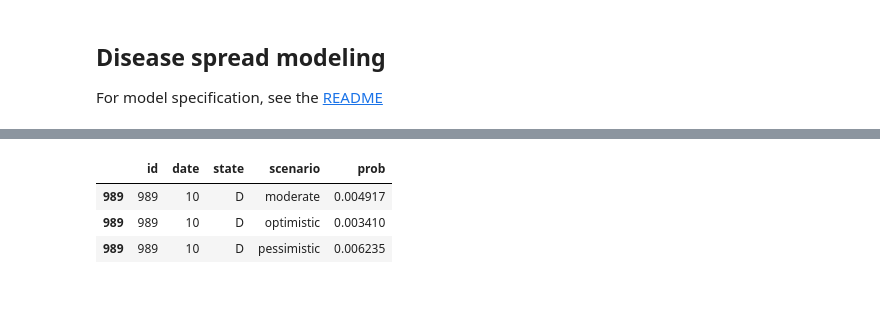
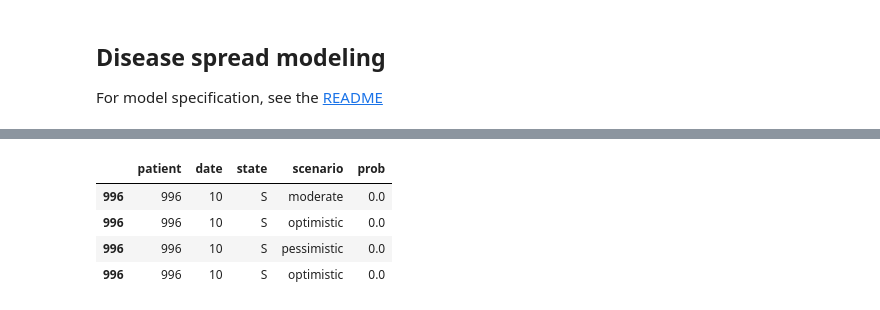
Before and after one commit to milchada/COVID-Argentina, a Jupyter notebook: notebooks/simulation/hmm-sim_argentina.ipynb, the cells around one changed output, grey strips where cells are left out. Cells and saved outputs as stored; diff of their text form; code cells hidden in the pictures.

```diff
--- a/notebooks/simulation/hmm-sim_argentina.ipynb
+++ b/notebooks/simulation/hmm-sim_argentina.ipynb
@@ -195,7 +207,7 @@ array([[1., 0., 0., ..., 0., 0., 0.],
 # %%
 # evaluate contacts each day and update the model
 curr_date = 70
-save_states = np.arange(10)
+save_states = np.arange(15)
 saved_states = {}
 for date in sim["dates"]["date"]:
     state = model.model.next_state(sim, state, date, distance_cutoff=0.006)
@@ -210,14 +222,14 @@ output = pd.DataFrame(columns = ['patient', 'date', 'state', 'scenario', 'prob']
 for i in save_states:
     for j, name in model.model.STATES.items():
         output = pd.concat([output, pd.DataFrame({
-            'id':np.arange(saved_states[i].shape[0]),
+            'patient':np.arange(saved_states[i].shape[0]),
             'date':i,
             'state':name,
             'scenario':'moderate',
             'prob':saved_states[i][:,j]
         })])
 # %%
-model.constants.beta0 = BETA0 * 0.8
+model.constants.beta0 = BETA0 * 0.1
 state = model.model.initial_state(sim)
 for date in sim["dates"]["date"]:
     state = model.model.next_state(sim, state, date, distance_cutoff=0.006)
@@ -229,7 +241,7 @@ for date in sim["dates"]["date"]:
 for i in save_states:
     for j, name in model.model.STATES.items():
         output = pd.concat([output, pd.DataFrame({
-            'id':np.arange(saved_states[i].shape[0]),
+            'patient':np.arange(saved_states[i].shape[0]),
             'date':i,
             'state':name,
             'scenario':'optimistic',
@@ -248,7 +260,7 @@ for date in sim["dates"]["date"]:
 for i in save_states:
     for j, name in model.model.STATES.items():
         output = pd.concat([output, pd.DataFrame({
-            'id':np.arange(saved_states[i].shape[0]),
+            'patient':np.arange(saved_states[i].shape[0]),
             'date':i,
             'state':name,
             'scenario':'pessimistic',
@@ -261,12 +274,13 @@ outcomes.to_csv("outcomes.csv")
 output.to_csv("output.csv")
 centrality.to_csv("centrality.csv")
 # %%
-output.loc[(output['id'] == 989) & (output['date'] == 10) & (output['state'] == 'D')]
+output.loc[(output['patient'] == 996) & (output['date'] == 10) & (output['state'] == 'S')]
 # %% [output]
-|  | id | date | state | scenario | prob |
-| 989 | 989 | 10 | D | moderate | 0.004917 |
-| 989 | 989 | 10 | D | optimistic | 0.003410 |
-| 989 | 989 | 10 | D | pessimistic | 0.006235 |
+|  | patient | date | state | scenario | prob |
+| 996 | 996 | 10 | S | moderate | 0.0 |
+| 996 | 996 | 10 | S | optimistic | 0.0 |
+| 996 | 996 | 10 | S | pessimistic | 0.0 |
+| 996 | 996 | 10 | S | optimistic | 0.0 |
 # %%
 # print the final model state
 with np.printoptions(threshold=np.inf):
```
Also changed, not shown: parts of 20 cells of this notebook, 16 other files.
